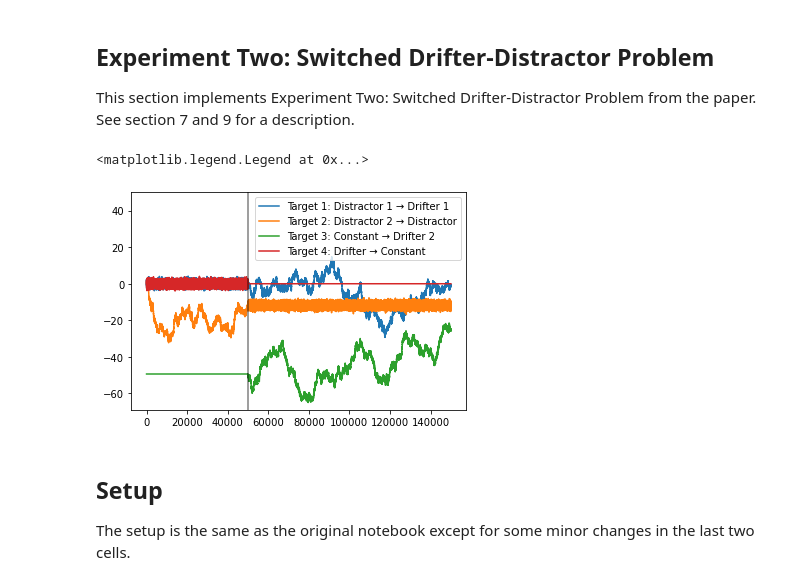
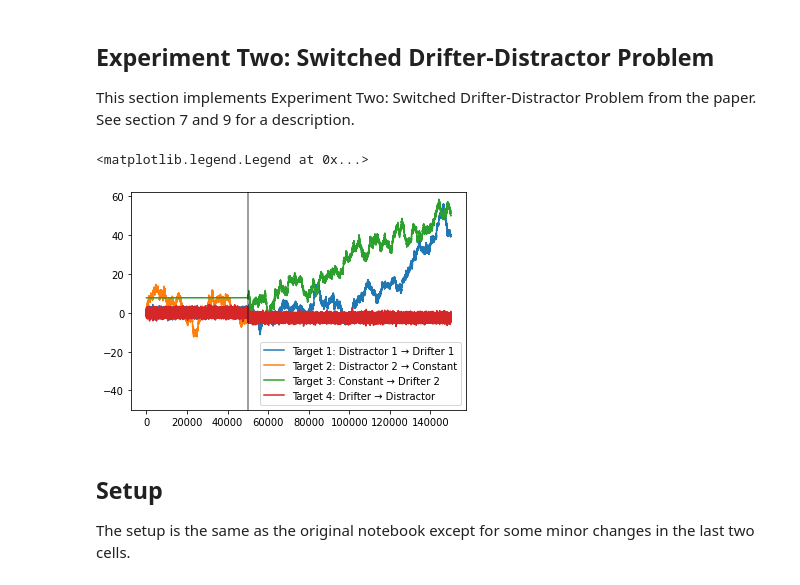
Before and after one commit to giancarlopernudisegura/adapting-behavior, a Jupyter notebook: Adapting Behavior Drifter Distractor Experiments.ipynb, the cells around one changed output. Cells and saved outputs as stored; diff of their text form; code cells hidden in the pictures.

Commit message:
experiment 2 change switch

```diff
--- a/Adapting Behavior Drifter Distractor Experiments.ipynb
+++ b/Adapting Behavior Drifter Distractor Experiments.ipynb
@@ -13,7 +13,7 @@ This notebook is adapted from [the Adapting Behavior via Intrinsic Reward: a Sur
 ## Experiment Two: Switched Drifter-Distractor Problem
 This section implements Experiment Two: Switched Drifter-Distractor Problem from the paper. See section 7 and 9 for a description.
 # %%
-def generate_action_data_two(switch=50_000, num_steps=150_000):
+def generate_action_data_two(switch=50000, num_steps=150000):
     num_steps_left = num_steps - switch
     # For the distractors each step is a random number chosen from a Normal distribution mean 0.0, var 1.0
     target1 = np.random.randn(switch)
@@ -44,24 +44,24 @@ def generate_action_data_two(switch=50_000, num_steps=150_000):
     constant = np.zeros(num_steps_left) + target4[-1]
 
     target1 = np.concatenate((target1, drifter1))
-    target2 = np.concatenate((target2, distractor))
+    target2 = np.concatenate((target2, constant))
     target3 = np.concatenate((target3, drifter2))
-    target4 = np.concatenate((target4, constant))
+    target4 = np.concatenate((target4, distractor))
 
 
     return np.array([target1, target2, target3, target4])
 # %%
 plt.plot(generate_action_data_two().T)
 plt.axvline(x=50_000, alpha=0.5, color="black")
 y_b, y_t = plt.ylim()
 plt.ylim(min(-50, y_b), max(50, y_t))
 plt.legend(["Target 1: Distractor 1 → Drifter 1",
-            "Target 2: Distractor 2 → Distractor",
+            "Target 2: Distractor 2 → Constant",
             "Target 3: Constant → Drifter 2",
-            "Target 4: Drifter → Constant"])
+            "Target 4: Drifter → Distractor"])
 # %% [output]
 <matplotlib.legend.Legend at 0x...>
-[figure, old version]
+[figure, new version]
 # %% [markdown]
 ## Setup
 The setup is the same as the original notebook except for some minor changes in the last two cells.
```
Also changed, not shown: parts of 1 cell of this notebook.
